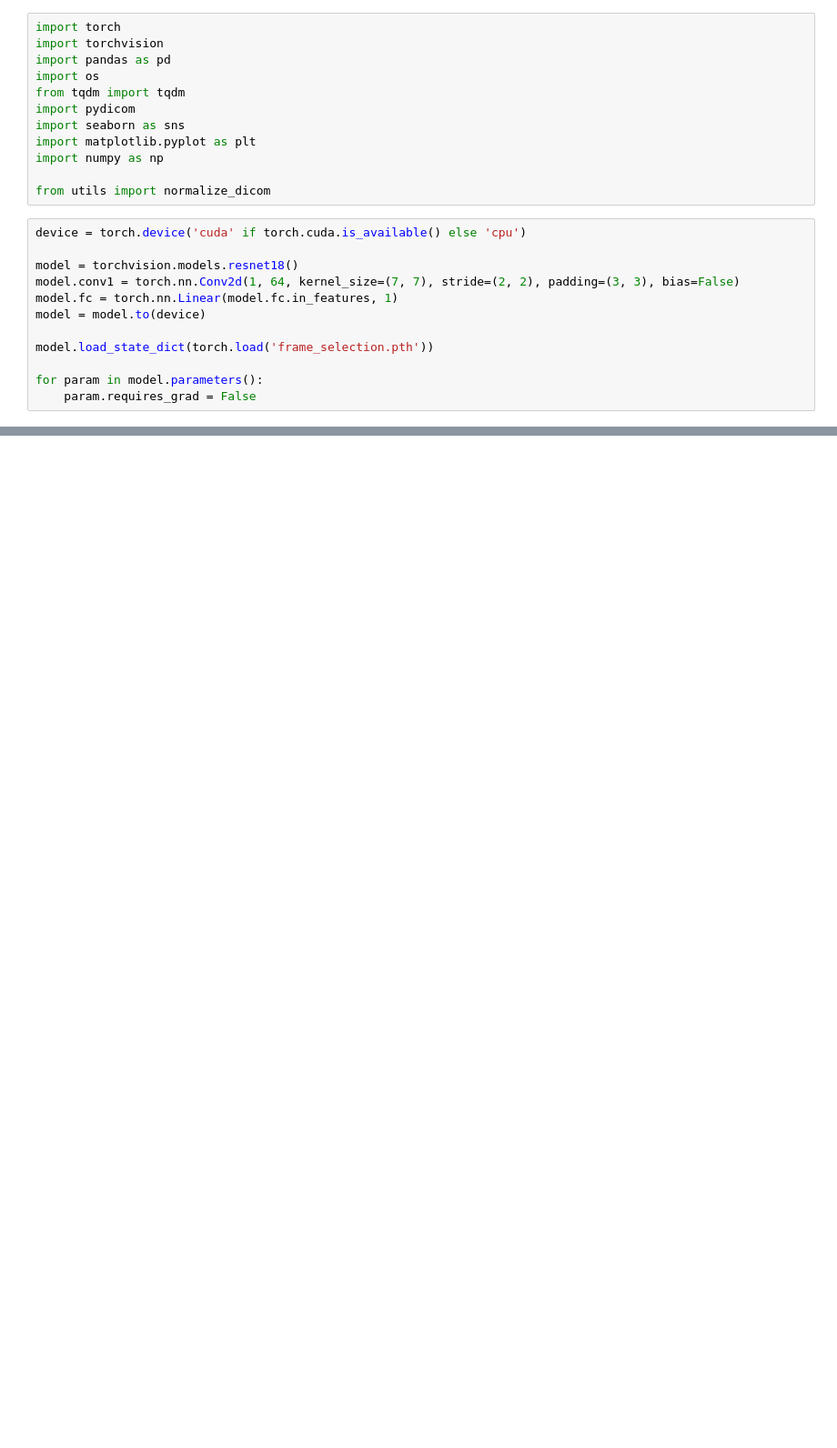
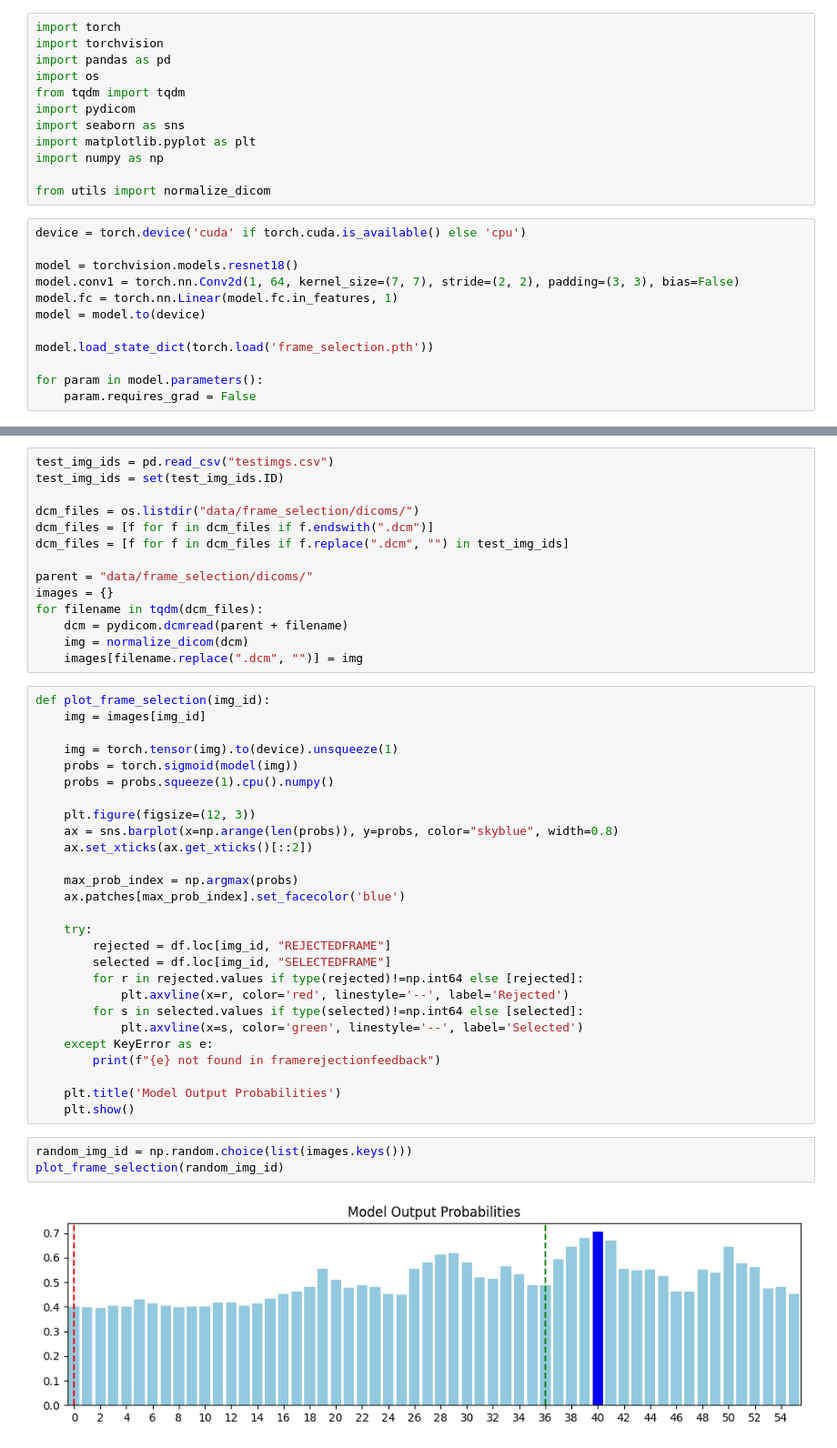
Before and after one commit to wojtke/agh-coronarography-analysis, a Jupyter notebook: eval_frame_selection.ipynb, the cells around one changed output, grey strips where cells are left out. Shown at 91% size. Saved outputs shown, nothing was run; the diff lists cells and outputs as text; blank space fills up the shorter version.

```diff
--- a/eval_frame_selection.ipynb
+++ b/eval_frame_selection.ipynb
@@ -53,0 +28,46 @@ df
+# %%
+test_img_ids = pd.read_csv("testimgs.csv")
+test_img_ids = set(test_img_ids.ID)
+
+dcm_files = os.listdir("data/frame_selection/dicoms/")
+dcm_files = [f for f in dcm_files if f.endswith(".dcm")]
+dcm_files = [f for f in dcm_files if f.replace(".dcm", "") in test_img_ids]
+
+parent = "data/frame_selection/dicoms/"
+images = {}
+for filename in tqdm(dcm_files):
+    dcm = pydicom.dcmread(parent + filename)
+    img = normalize_dicom(dcm)
+    images[filename.replace(".dcm", "")] = img
+# %%
+def plot_frame_selection(img_id):
+    img = images[img_id]
+
+    img = torch.tensor(img).to(device).unsqueeze(1)
+    probs = torch.sigmoid(model(img))
+    probs = probs.squeeze(1).cpu().numpy()
+
+    plt.figure(figsize=(12, 3))
+    ax = sns.barplot(x=np.arange(len(probs)), y=probs, color="skyblue", width=0.8)
+    ax.set_xticks(ax.get_xticks()[::2])
+
+    max_prob_index = np.argmax(probs)
+    ax.patches[max_prob_index].set_facecolor('blue')
+
+    try:
+        rejected = df.loc[img_id, "REJECTEDFRAME"]
+        selected = df.loc[img_id, "SELECTEDFRAME"]
+        for r in rejected.values if type(rejected)!=np.int64 else [rejected]:
+            plt.axvline(x=r, color='red', linestyle='--', label='Rejected')
+        for s in selected.values if type(selected)!=np.int64 else [selected]:
+            plt.axvline(x=s, color='green', linestyle='--', label='Selected')
+    except KeyError as e:
+        print(f"{e} not found in framerejectionfeedback")
+
+    plt.title('Model Output Probabilities')
+    plt.show()
+# %%
+random_img_id = np.random.choice(list(images.keys()))
+plot_frame_selection(random_img_id)
+# %% [output]
+[figure, added]
```
Also changed, not shown: parts of 3 cells of this notebook, 8 other files.
